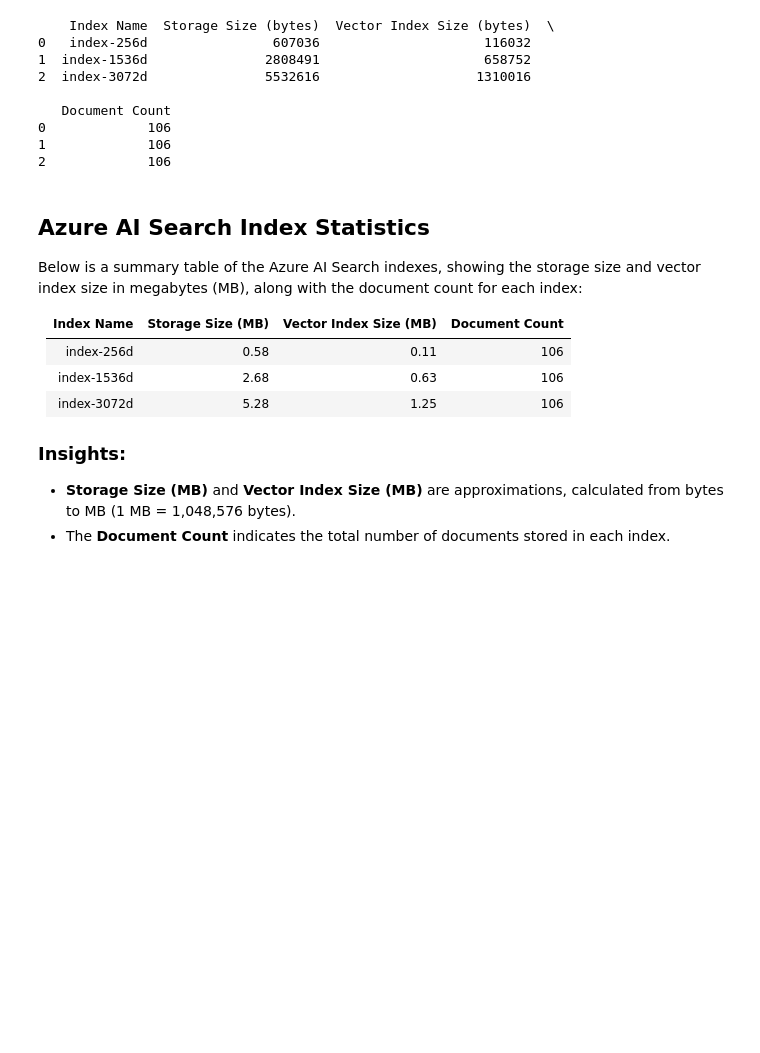
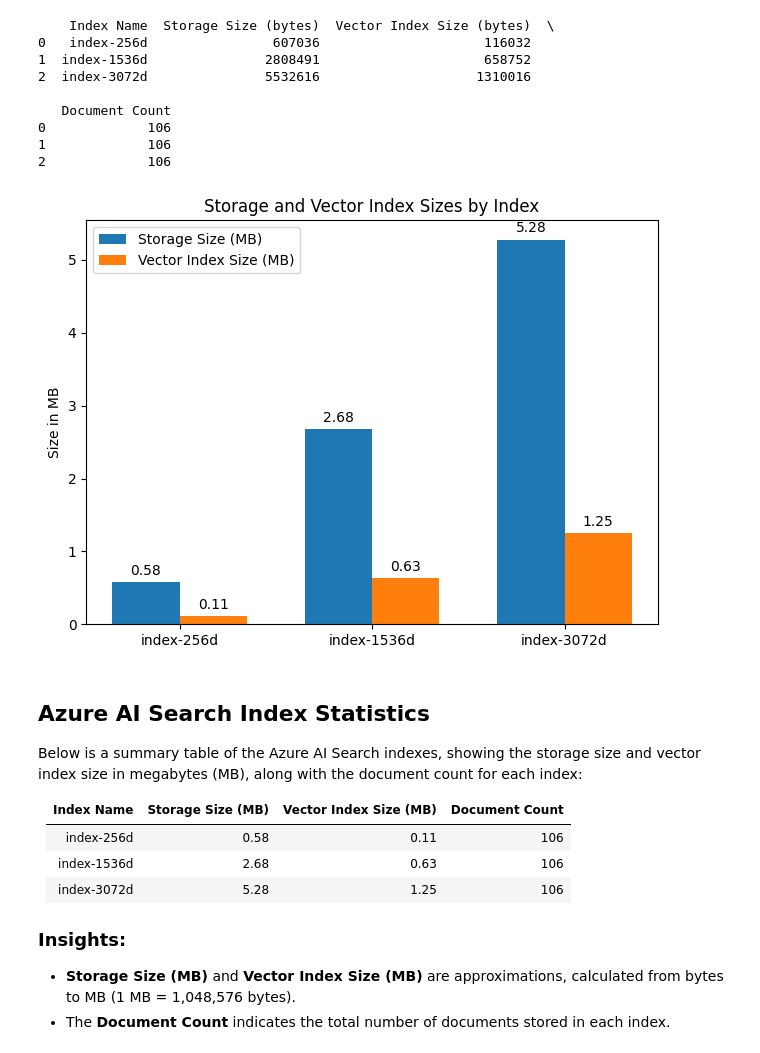
Before and after one commit to farzad528/azure-ai-search-python-playground, a Jupyter notebook: azure-ai-search-text-embedding-3-large.ipynb, the cells around one changed output. Cells and saved outputs as stored; diff of their text form; code cells hidden in the pictures; blank space fills up the shorter version.

Commit message:
text-embedding-3 notebook

```diff
--- a/azure-ai-search-text-embedding-3-large.ipynb
+++ b/azure-ai-search-text-embedding-3-large.ipynb
@@ -399,6 +383,58 @@ print(df_stats)
 0             106
 1             106
 2             106
+# %%
+import matplotlib.pyplot as plt
+import numpy as np
+
+# Index names
+index_names = ['index-256d', 'index-1536d', 'index-3072d']
+
+# Storage sizes in MB (for demonstration, replace these with your actual values)
+storage_sizes = [0.58, 2.68, 5.28]
+
+# Vector index sizes in MB (for demonstration, replace these with your actual values)
+vector_index_sizes = [0.11, 0.63, 1.25]
+
+# Setting the positions and width for the bars
+pos = np.arange(len(index_names))
+width = 0.35
+
+# Plotting both the storage size and vector index size in the same chart
+fig, ax = plt.subplots()
+bar1 = ax.bar(pos - width/2, storage_sizes, width, label='Storage Size (MB)')
+bar2 = ax.bar(pos + width/2, vector_index_sizes, width, label='Vector Index Size (MB)')
+
+# Adding some text for labels, title, and custom x-axis tick labels, etc.
+ax.set_ylabel('Size in MB')
+ax.set_title('Storage and Vector Index Sizes by Index')
+ax.set_xticks(pos)
+ax.set_xticklabels(index_names)
+ax.legend()
+
+# Adding a legend
+ax.legend()
+
+# Function to add labels on top of the bars
+def autolabel(bars):
+    """Attach a text label above each bar in *bars*, displaying its height."""
+    for bar in bars:
+        height = bar.get_height()
+        ax.annotate('{}'.format(height),
+                    xy=(bar.get_x() + bar.get_width() / 2, height),
+                    xytext=(0, 3),  # 3 points vertical offset
+                    textcoords="offset points",
+                    ha='center', va='bottom')
+
+# Call the function for each bar
+autolabel(bar1)
+autolabel(bar2)
+
+# Show the plot
+plt.tight_layout()
+plt.show()
+# %% [output]
+[figure, added]
 # %% [markdown]
 ## Azure AI Search Index Statistics
 
```
Also changed, not shown: parts of 14 cells of this notebook.
